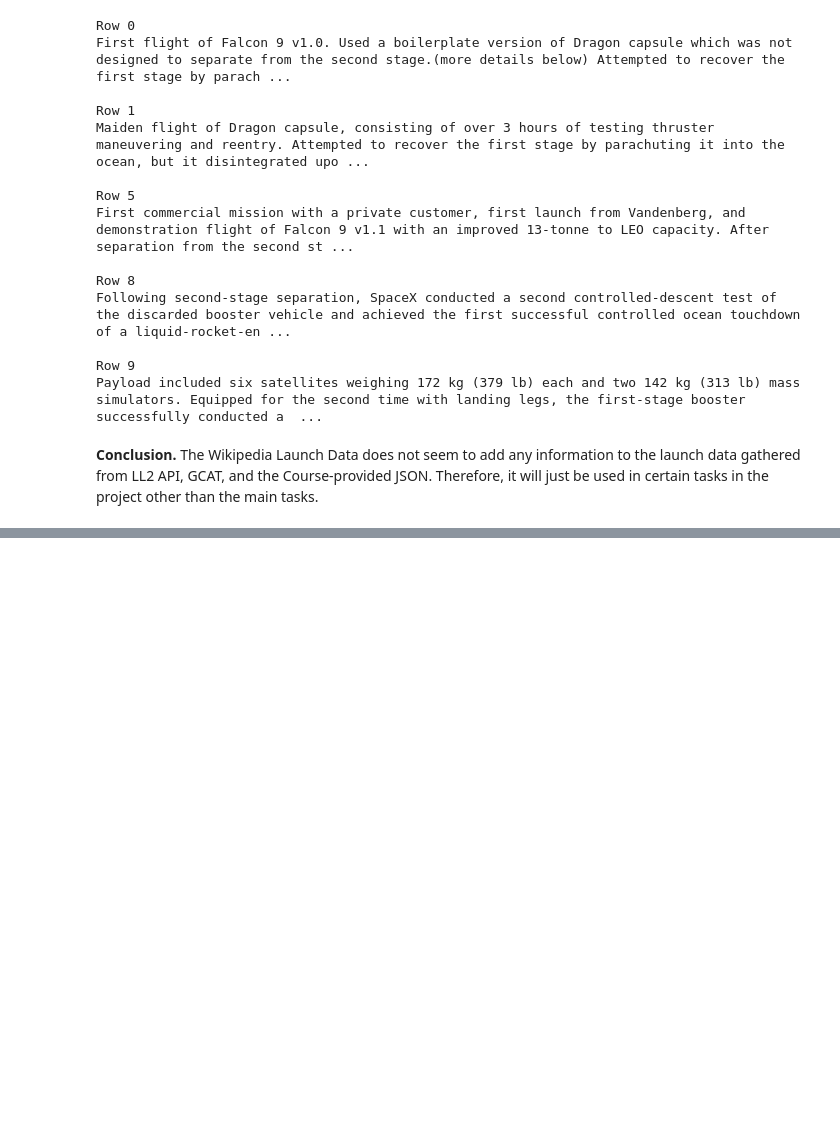
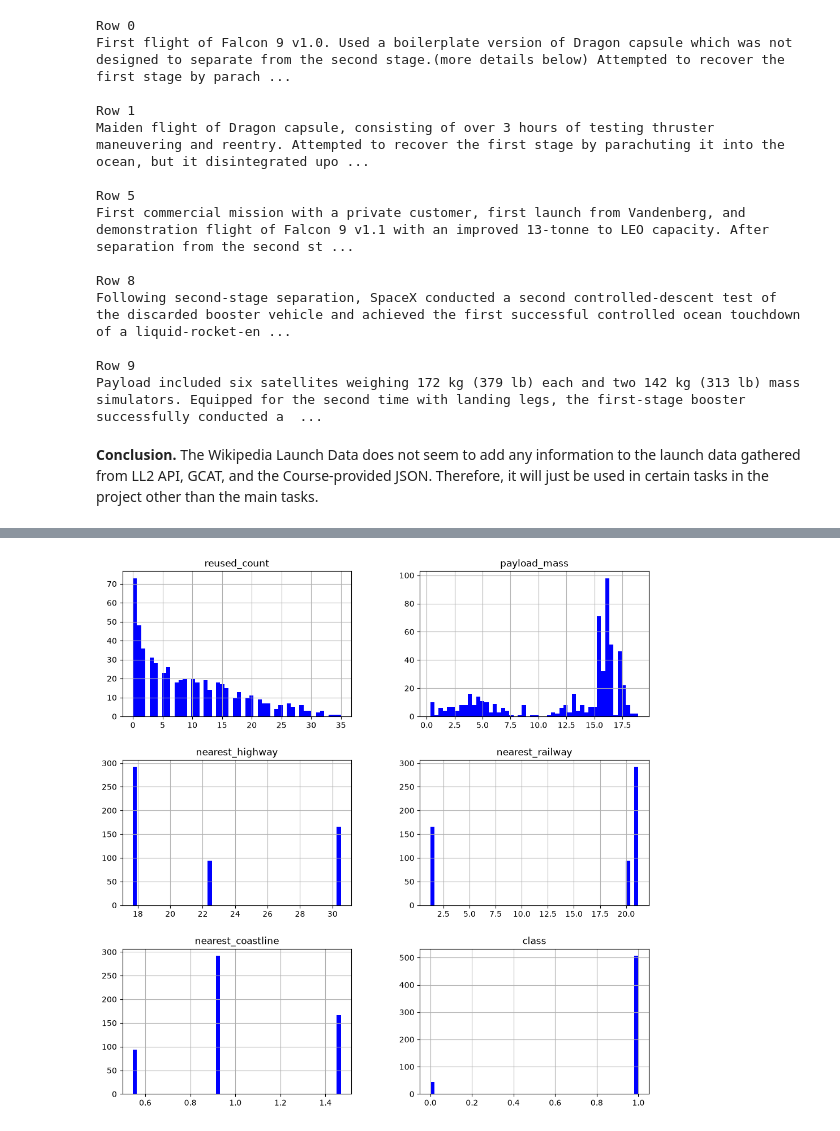
Before and after one commit to svd-jelo/SpaceY-Falcon-9-Project, a Jupyter notebook: notebooks/1.1-cjra-data-wrangling.ipynb, the cells around one changed output, grey strips where cells are left out. Cells and saved outputs as stored; diff of their text form; code cells hidden in the pictures; blank space fills up the shorter version.

Commit message:
data cleaning

```diff
--- a/notebooks/1.1-cjra-data-wrangling.ipynb
+++ b/notebooks/1.1-cjra-data-wrangling.ipynb
@@ -385,0 +408,2 @@ Payload included six satellites weighing 172 kg (379 lb) each and two 142 kg
+# %%
+df = pd.read_csv('/Users/jelo/spacey_falcon_9_project/data/processed/launch-data-processed.csv', na_filter=False)
@@ -385,0 +452,7 @@ Payload included six satellites weighing 172 kg (379 lb) each and two 142 kg
+# %%
+import matplotlib.pyplot as plt
+
+df[['reused_count', 'payload_mass', 'nearest_highway', 'nearest_railway', 'nearest_coastline', 'class']].hist(bins=50, figsize=(12,12), color='blue')
+plt.show()
+# %% [output]
+[figure, added]
```
Also changed, not shown: parts of 14 cells of this notebook, 5 other files.
